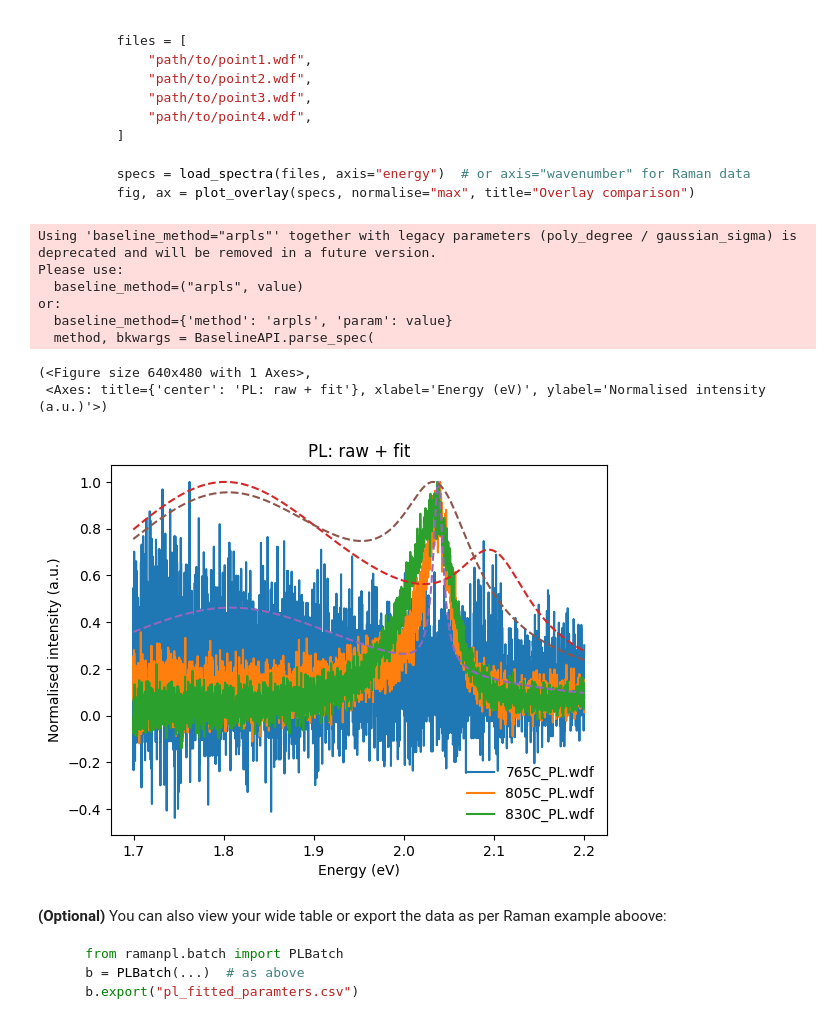
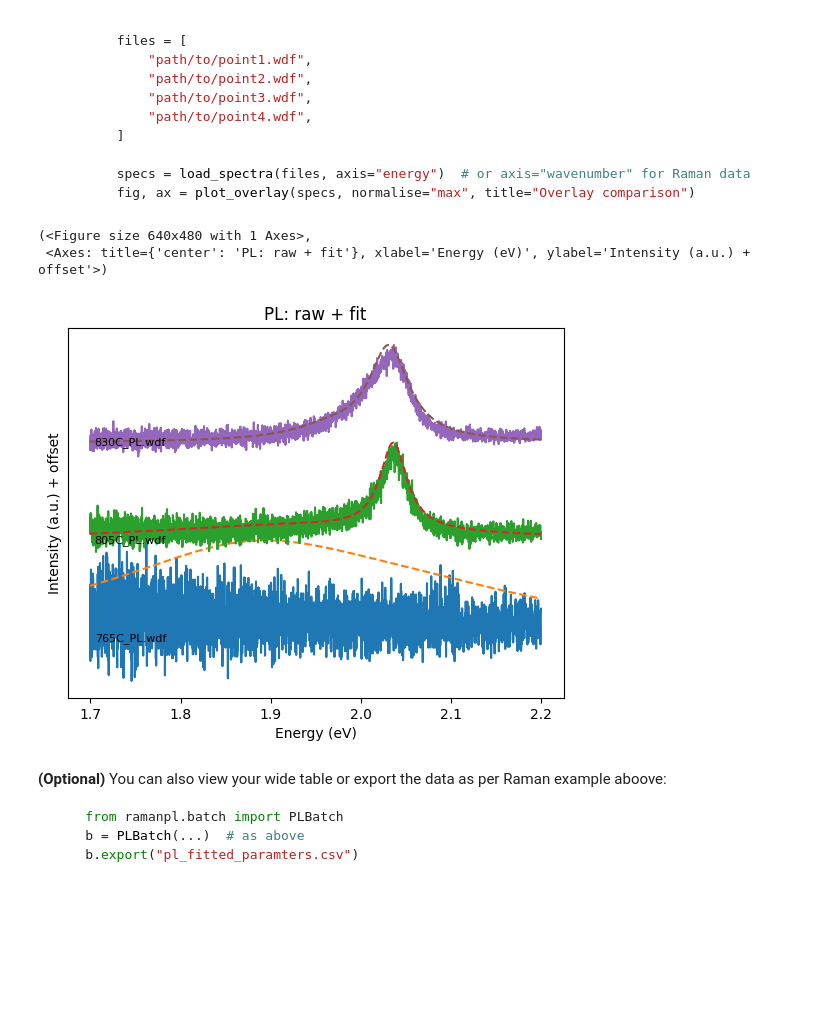
Before and after one commit to barry063/RamanPL_2D, a Jupyter notebook: example-usage/multi-plot/example.ipynb, the cells around one changed output. Cells and saved outputs as stored; diff of their text form; code cells hidden in the pictures; blank space fills up the shorter version.

```diff
--- a/example-usage/multi-plot/example.ipynb
+++ b/example-usage/multi-plot/example.ipynb
@@ -376,27 +423,28 @@ Or you can also plot fitted curve of the PL spectra in an overlay style:
 # %%
 from ramanpl.batch import PLBatch
 
 files = ["765C_PL.wdf", "805C_PL.wdf", "830C_PL.wdf"]
 
+custom_peaks = {
+    "Trion":   ([1.88, 0.01, 0], [1.97, 0.20, 5]),
+    "Exciton": ([1.96, 0.01, 0], [2.07, 0.20, 10]),
+}
+
+
 b_pl = PLBatch(
     files,
-    background_remove=True,
-    baseline_method="arPLS",
+    background_remove=False,
+    # baseline_method="arPLS",  # set it if you want specific baseline removal
     smoothing=False,
+    custom_peaks=custom_peaks,
 )
 
 b_pl.fit()     ## perform fitting
-b_pl.plot_overlay(normalise="max", raw_fit=True, title="PL: raw + fit")
+b_pl.plot_waterfall(normalise="max", raw_fit=True, title="PL: raw + fit")
 # %% [output]
-Using 'baseline_method="arpls"' together with legacy parameters (poly_degree / gaussian_sigma) is deprecated and will be removed in a future version.
-Please use:
-  baseline_method=("arpls", value)
-or:
-  baseline_method={'method': 'arpls', 'param': value}
-  method, bkwargs = BaselineAPI.parse_spec(
+(<Figure size 640x480 with 1 Axes>,
+ <Axes: title={'center': 'PL: raw + fit'}, xlabel='Energy (eV)', ylabel='Intensity (a.u.) + offset'>)
-(<Figure size 640x480 with 1 Axes>,
- <Axes: title={'center': 'PL: raw + fit'}, xlabel='Energy (eV)', ylabel='Normalised intensity (a.u.)'>)
-[figure, old version]
+[figure, new version]
 # %% [markdown]
 **(Optional)** You can also view your wide table or export the data as per Raman example aboove:
 
```
Also changed, not shown: parts of 6 cells of this notebook, 9 other files.
